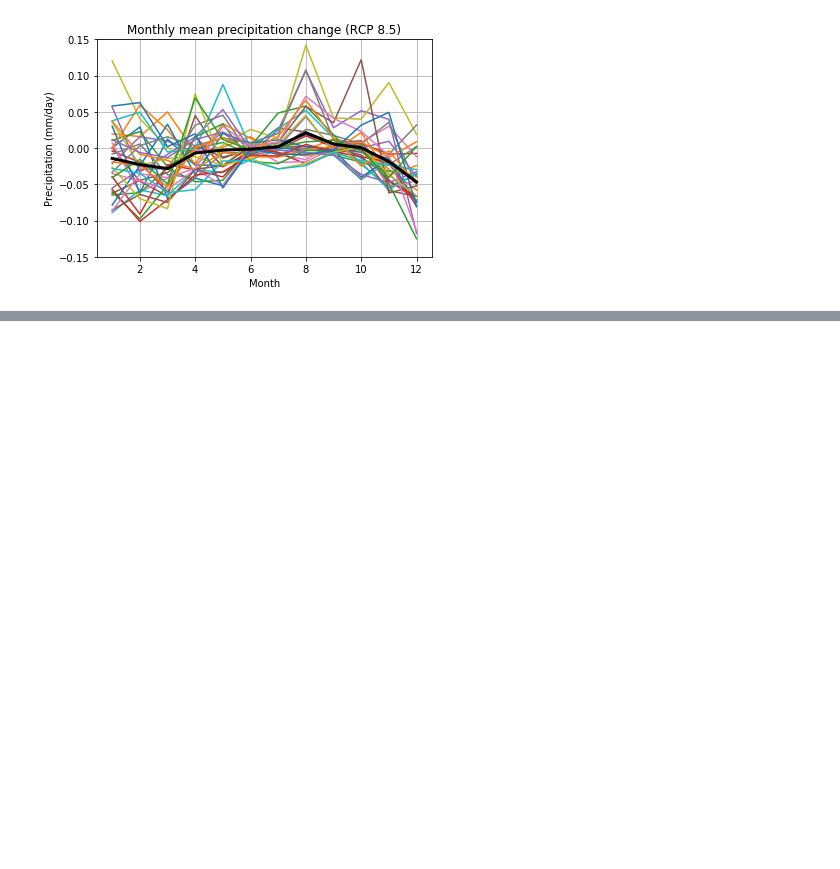
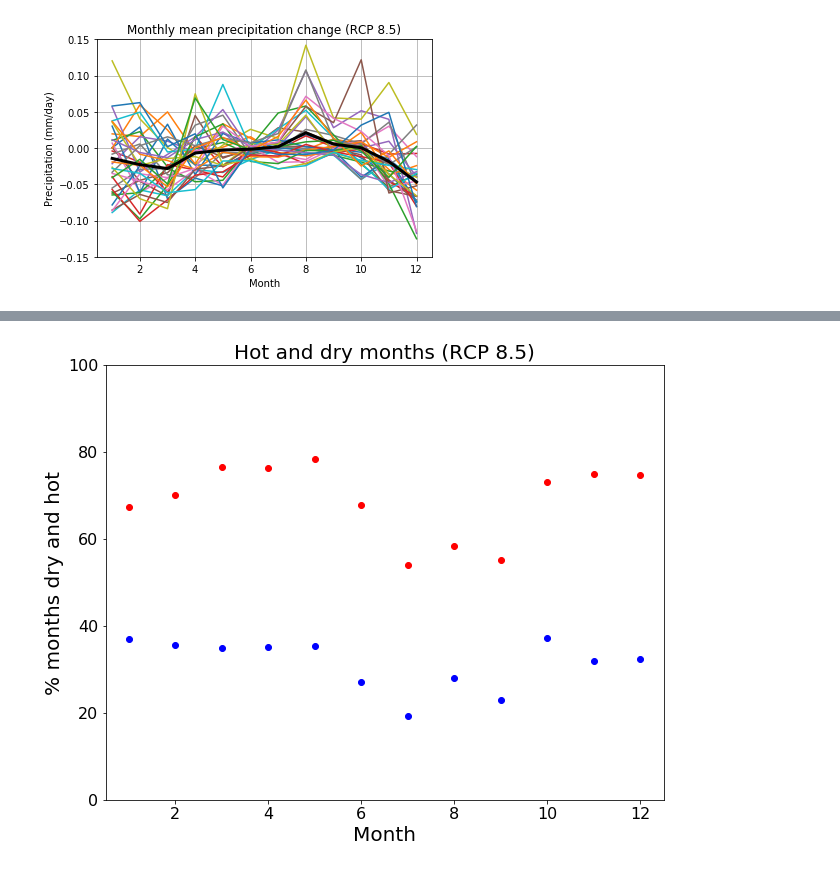
Before and after one commit to ecoffel/grad-research, a Jupyter notebook: 2017-nile-climate/nile-data-exploration.ipynb, the cells around one changed output, grey strips where cells are left out. Drawn from its saved outputs; the diff is of its cells as text; code cells hidden in the pictures; blank space fills up the shorter version.

```diff
--- a/2017-nile-climate/nile-data-exploration.ipynb
+++ b/2017-nile-climate/nile-data-exploration.ipynb
@@ -367,0 +324,28 @@ plt.savefig('monthly-anomalies.png', dpi=600)
+# %%
+plt.figure(figsize=(10,8))
+for month in range(12):
+    tempHistorical = historicalTempAnom[month, :, :].ravel()
+    prHistorical = historicalPrAnom[month, :, :].ravel()
+
+    tempRcp85 = rcp85TempAnom[month, :, :].ravel()
+    prRcp85 = rcp85PrAnom[month, :, :].ravel()
+
+    indHistorical = numpy.where((tempHistorical > 0) & (prHistorical < 0))
+    indRcp85 = numpy.where((tempRcp85 > 0) & (prRcp85 < 0))
+
+    prcHist = numpy.size(indHistorical)/float(numpy.size(tempHistorical)) * 100
+    prcRcp85 = numpy.size(indRcp85)/float(numpy.size(tempRcp85)) * 100
+
+    plt.plot(month+1, prcHist, 'bo')
+    plt.plot(month+1, prcRcp85, 'ro')
+
+plt.xlim([0.5, 12.5])
+plt.ylim([0, 100])
+plt.xlabel('Month', fontsize=20)
+plt.xticks(fontsize=16)
+plt.ylabel('% months dry and hot', fontsize=20)
+plt.yticks(fontsize=16)
+plt.title('Hot and dry months (RCP 8.5)', fontsize=20)
+plt.savefig('hot-dry.png',dpi=600)
+# %% [output]
+[figure, added]
```
Also changed, not shown: parts of 4 cells of this notebook, 6 other files.
